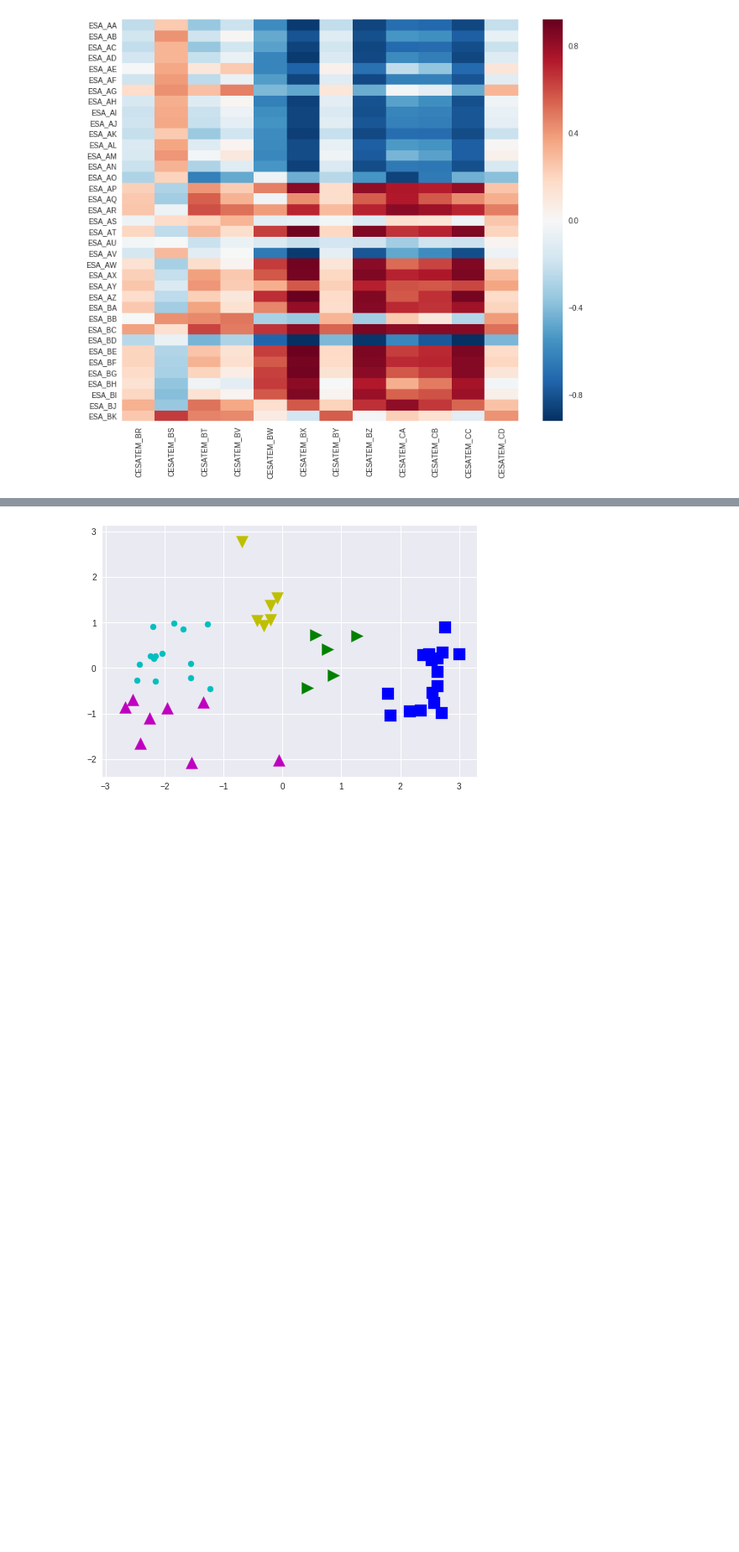
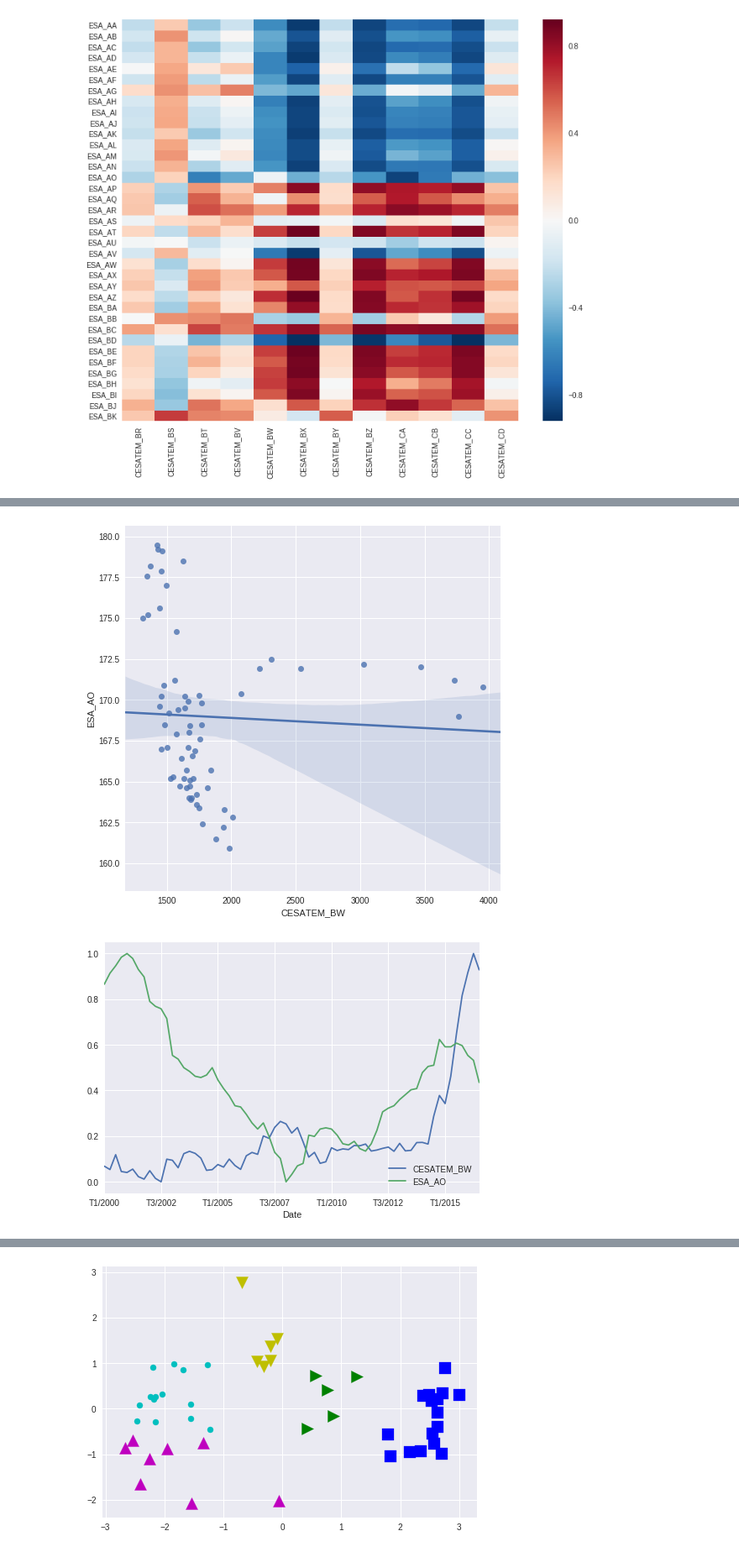
Before and after one commit to sebwdz/JobAnalysis, a Jupyter notebook: notebooks/ESA-CESATEM descriptive analysis.ipynb, the cells around one changed output, grey strips where cells are left out. Shown at 84% size. Cells and saved outputs as stored; diff of their text form; code cells hidden in the pictures; blank space fills up the shorter version.

```diff
--- a/notebooks/ESA-CESATEM descriptive analysis.ipynb
+++ b/notebooks/ESA-CESATEM descriptive analysis.ipynb
@@ -117,0 +104,6 @@ visualization.simple.temporal(tmp, ["CESATEM_BW", "ESA_AO"])
+# %%
+visualization.simple.linear_regression(data_frame, "CESATEM_BW", "ESA_AO", (8, 8))
+visualization.simple.temporal(norm_data, ["CESATEM_BW", "ESA_AO"])
+# %% [output]
+[figure, added]
+[figure, added]
```
Also changed, not shown: parts of 14 cells of this notebook, 3 other files.
